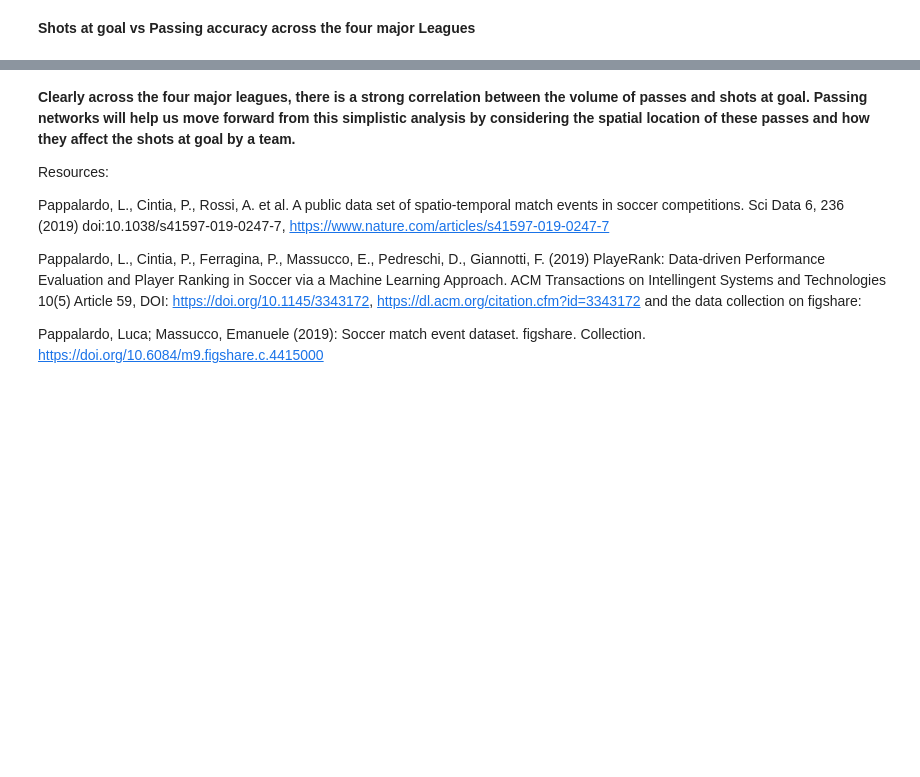
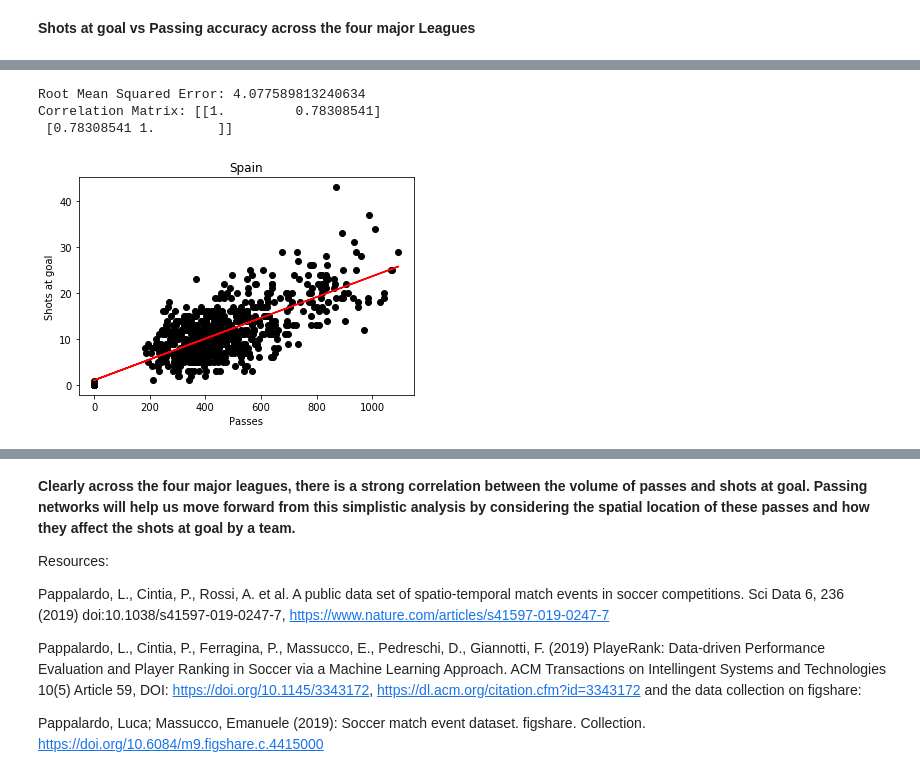
Before and after one commit to sureshr14/Soccer-Analysis-1, a Jupyter notebook: Shots_at_goal_vs_passing_volume.ipynb, the cells around one changed output, grey strips where cells are left out. Drawn from its saved outputs; the diff is of its cells as text; code cells hidden in the pictures; blank space fills up the shorter version.

```diff
--- a/Shots_at_goal_vs_passing_volume.ipynb
+++ b/Shots_at_goal_vs_passing_volume.ipynb
@@ -99,0 +115,7 @@ passing_vol_vs_shots('Spain')
+# %%
+passes_es,shots_es=passing_vol_vs_shots('Spain')
+# %% [output]
+Root Mean Squared Error: 4.077589813240634
+Correlation Matrix: [[1.         0.78308541]
+ [0.78308541 1.        ]]
+[figure, added]
```
Also changed, not shown: parts of 10 cells of this notebook.
